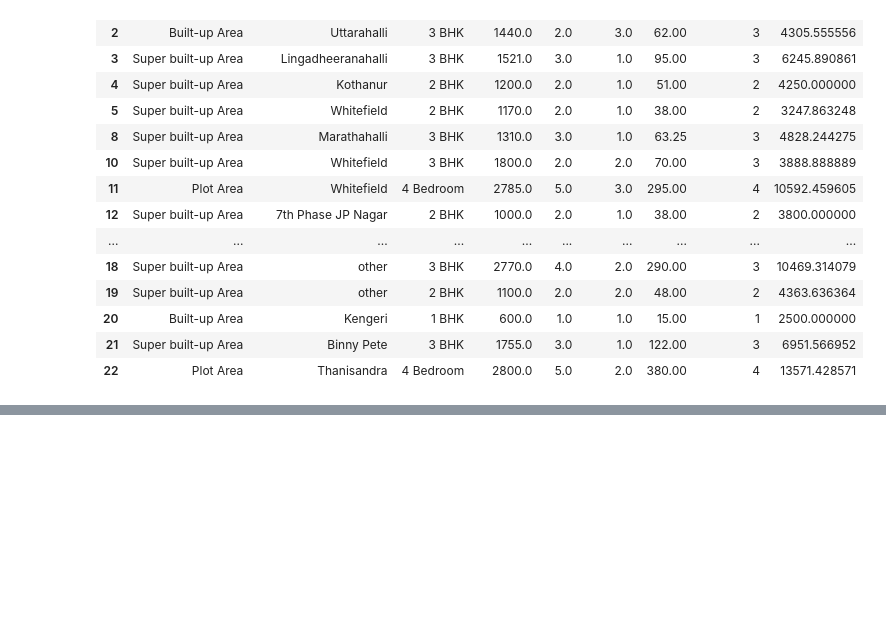
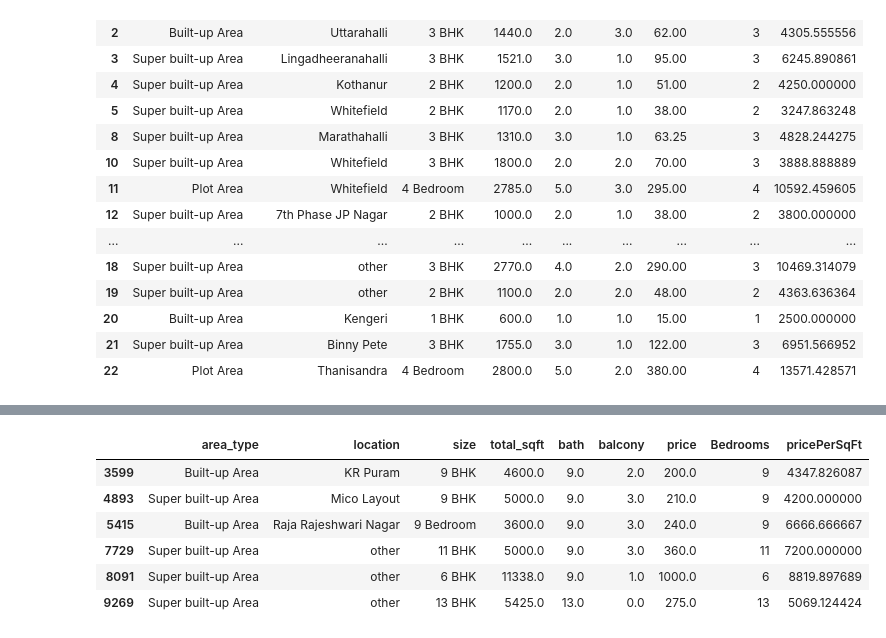
Before and after one commit to swaroop-2007/RealEstatePricePrediction, a Jupyter notebook: EDA.ipynb, the cells around one changed output, grey strips where cells are left out. Cells and saved outputs as stored; diff of their text form; code cells hidden in the pictures; blank space fills up the shorter version.

```diff
--- a/EDA.ipynb
+++ b/EDA.ipynb
@@ -225,0 +303,10 @@ df3.head(20)
+# %%
+df5[df5['bath'] > 8]
+# %% [output]
+|  | area_type | location | size | total_sqft | bath | balcony | price | Bedrooms | pricePerSqFt |
+| 3599 | Built-up Area | KR Puram | 9 BHK | 4600.0 | 9.0 | 2.0 | 200.0 | 9 | 4347.826087 |
+| 4893 | Super built-up Area | Mico Layout | 9 BHK | 5000.0 | 9.0 | 3.0 | 210.0 | 9 | 4200.000000 |
+| 5415 | Built-up Area | Raja Rajeshwari Nagar | 9 Bedroom | 3600.0 | 9.0 | 3.0 | 240.0 | 9 | 6666.666667 |
+| 7729 | Super built-up Area | other | 11 BHK | 5000.0 | 9.0 | 3.0 | 360.0 | 11 | 7200.000000 |
+| 8091 | Super built-up Area | other | 6 BHK | 11338.0 | 9.0 | 1.0 | 1000.0 | 6 | 8819.897689 |
+| 9269 | Super built-up Area | other | 13 BHK | 5425.0 | 13.0 | 0.0 | 275.0 | 13 | 5069.124424 |
```
Also changed, not shown: parts of 13 cells of this notebook.
